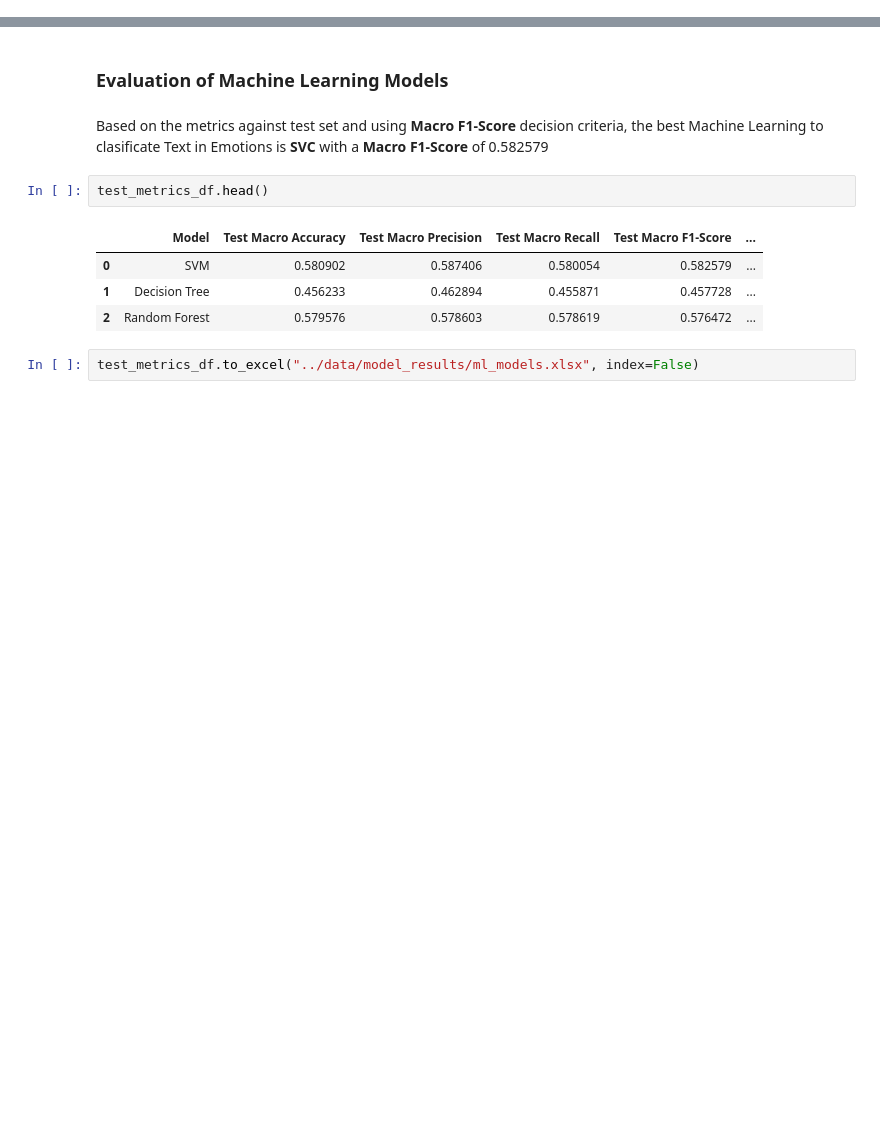
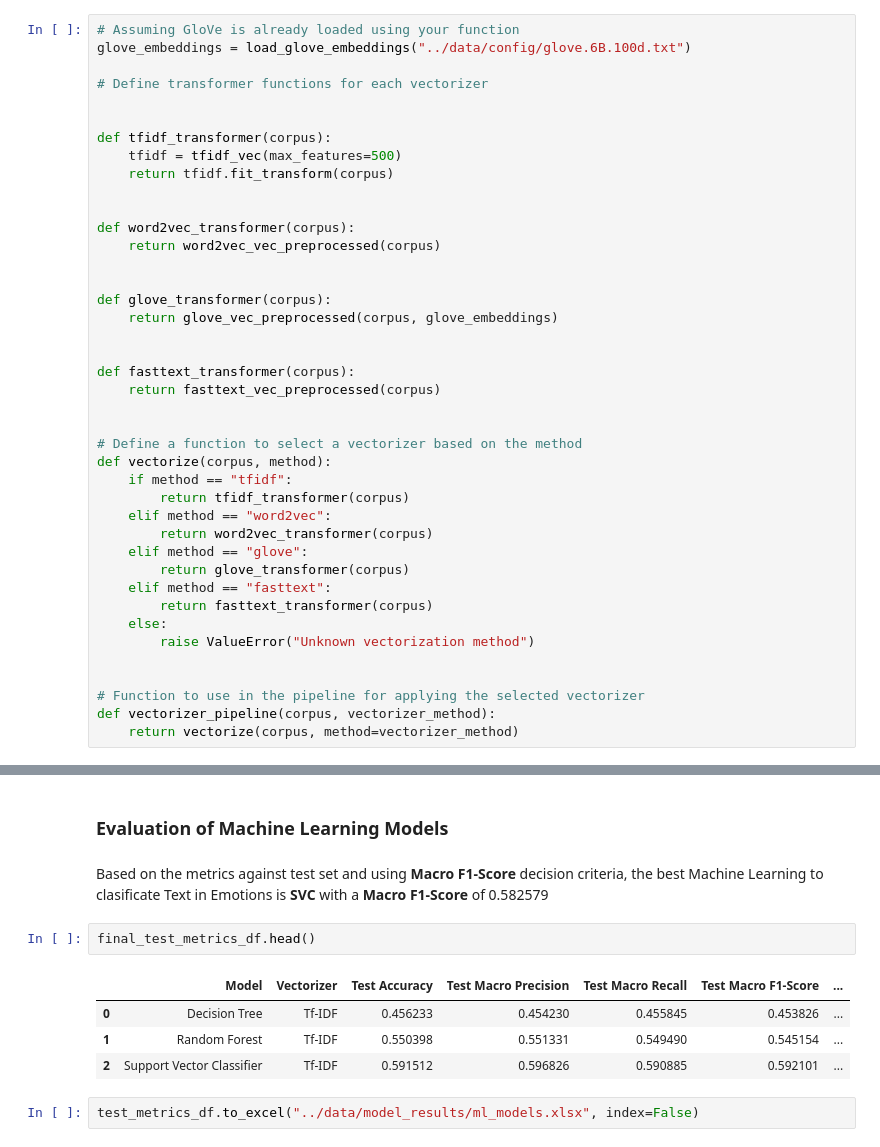
Before and after one commit to dlopeza98/TrabajoGradosEAFIT, a Jupyter notebook: src/trabajogradoseafit/notebooks/ML_Models.ipynb, the cells around one changed output, grey strips where cells are left out. Drawn from its saved outputs; the diff is of its cells as text; blank space fills up the shorter version.

Commit message:
LLM Models OpenAI

```diff
--- a/src/trabajogradoseafit/notebooks/ML_Models.ipynb
+++ b/src/trabajogradoseafit/notebooks/ML_Models.ipynb
@@ -625,0 +342,41 @@ Updated Test Metrics DataFrame with Random Forest Results:
+# %%
+# Assuming GloVe is already loaded using your function
+glove_embeddings = load_glove_embeddings("../data/config/glove.6B.100d.txt")
+
+# Define transformer functions for each vectorizer
+
+
+def tfidf_transformer(corpus):
+    tfidf = tfidf_vec(max_features=500)
+    return tfidf.fit_transform(corpus)
+
+
+def word2vec_transformer(corpus):
+    return word2vec_vec_preprocessed(corpus)
+
+
+def glove_transformer(corpus):
+    return glove_vec_preprocessed(corpus, glove_embeddings)
+
+
+def fasttext_transformer(corpus):
+    return fasttext_vec_preprocessed(corpus)
+
+
+# Define a function to select a vectorizer based on the method
+def vectorize(corpus, method):
+    if method == "tfidf":
+        return tfidf_transformer(corpus)
+    elif method == "word2vec":
+        return word2vec_transformer(corpus)
+    elif method == "glove":
+        return glove_transformer(corpus)
+    elif method == "fasttext":
+        return fasttext_transformer(corpus)
+    else:
+        raise ValueError("Unknown vectorization method")
+
+
+# Function to use in the pipeline for applying the selected vectorizer
+def vectorizer_pipeline(corpus, vectorizer_method):
+    return vectorize(corpus, method=vectorizer_method)
@@ -628,11 +2104,11 @@ Updated Test Metrics DataFrame with Random Forest Results:
 # %% [markdown]
 Based on the metrics against test set and using **Macro F1-Score** decision criteria, the best Machine Learning to clasificate Text in Emotions is **SVC** with a **Macro F1-Score** of 0.582579
 # %%
-test_metrics_df.head()
+final_test_metrics_df.head()
 # %% [output]
-|  | Model | Test Macro Accuracy | Test Macro Precision | Test Macro Recall | Test Macro F1-Score | ... |
-| 0 | SVM | 0.580902 | 0.587406 | 0.580054 | 0.582579 | ... |
-| 1 | Decision Tree | 0.456233 | 0.462894 | 0.455871 | 0.457728 | ... |
-| 2 | Random Forest | 0.579576 | 0.578603 | 0.578619 | 0.576472 | ... |
+|  | Model | Vectorizer | Test Accuracy | Test Macro Precision | Test Macro Recall | Test Macro F1-Score | ... |
+| 0 | Decision Tree | Tf-IDF | 0.456233 | 0.454230 | 0.455845 | 0.453826 | ... |
+| 1 | Random Forest | Tf-IDF | 0.550398 | 0.551331 | 0.549490 | 0.545154 | ... |
+| 2 | Support Vector Classifier | Tf-IDF | 0.591512 | 0.596826 | 0.590885 | 0.592101 | ... |
 # %%
 test_metrics_df.to_excel("../data/model_results/ml_models.xlsx", index=False)
```
Also changed, not shown: parts of 58 cells of this notebook, 27 other files.
